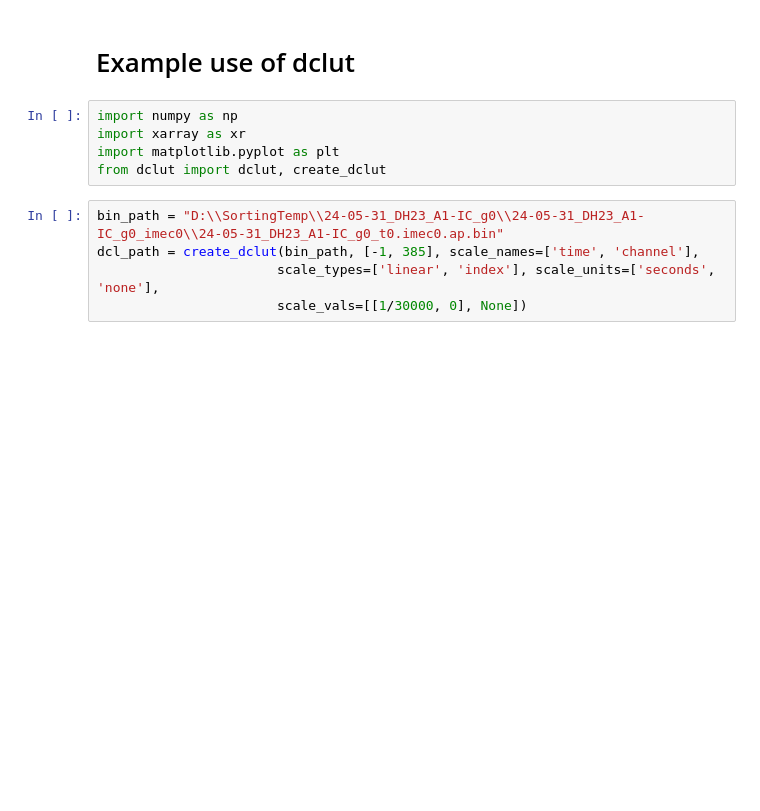
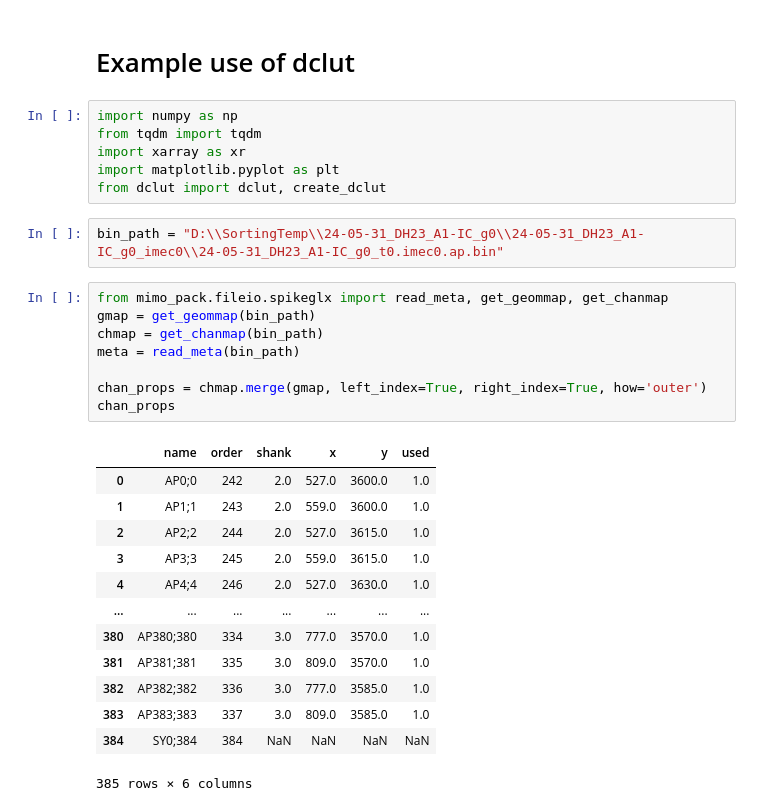
Before and after one commit to dbheadley/dclut, a Jupyter notebook: demo.ipynb, the cells around one changed output. Cells and saved outputs as stored; diff of their text form; blank space fills up the shorter version.

```diff
--- a/demo.ipynb
+++ b/demo.ipynb
@@ -2,11 +2,31 @@
 # Example use of dclut
 # %%
 import numpy as np
+from tqdm import tqdm
 import xarray as xr
 import matplotlib.pyplot as plt
 from dclut import dclut, create_dclut
 # %%
 bin_path = "D:\\SortingTemp\\24-05-31_DH23_A1-IC_g0\\24-05-31_DH23_A1-IC_g0_imec0\\24-05-31_DH23_A1-IC_g0_t0.imec0.ap.bin"
-dcl_path = create_dclut(bin_path, [-1, 385], scale_names=['time', 'channel'],
-                       scale_types=['linear', 'index'], scale_units=['seconds', 'none'],
-                       scale_vals=[[1/30000, 0], None])
+# %%
+from mimo_pack.fileio.spikeglx import read_meta, get_geommap, get_chanmap
+gmap = get_geommap(bin_path)
+chmap = get_chanmap(bin_path)
+meta = read_meta(bin_path)
+
+chan_props = chmap.merge(gmap, left_index=True, right_index=True, how='outer')
+chan_props
+# %% [output]
+|  | name | order | shank | x | y | used |
+| 0 | AP0;0 | 242 | 2.0 | 527.0 | 3600.0 | 1.0 |
+| 1 | AP1;1 | 243 | 2.0 | 559.0 | 3600.0 | 1.0 |
+| 2 | AP2;2 | 244 | 2.0 | 527.0 | 3615.0 | 1.0 |
+| 3 | AP3;3 | 245 | 2.0 | 559.0 | 3615.0 | 1.0 |
+| 4 | AP4;4 | 246 | 2.0 | 527.0 | 3630.0 | 1.0 |
+| ... | ... | ... | ... | ... | ... | ... |
+| 380 | AP380;380 | 334 | 3.0 | 777.0 | 3570.0 | 1.0 |
+| 381 | AP381;381 | 335 | 3.0 | 809.0 | 3570.0 | 1.0 |
+| 382 | AP382;382 | 336 | 3.0 | 777.0 | 3585.0 | 1.0 |
+| 383 | AP383;383 | 337 | 3.0 | 809.0 | 3585.0 | 1.0 |
+| 384 | SY0;384 | 384 | NaN | NaN | NaN | NaN |
+385 rows × 6 columns
```
Also changed, not shown: parts of 23 cells of this notebook, 2 other files.
